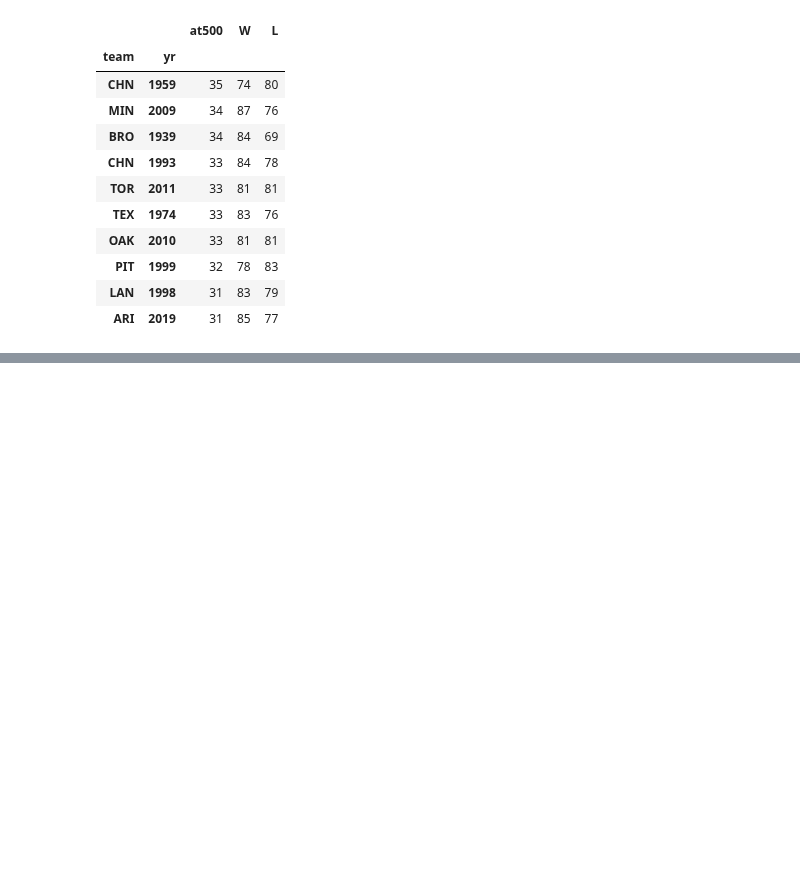
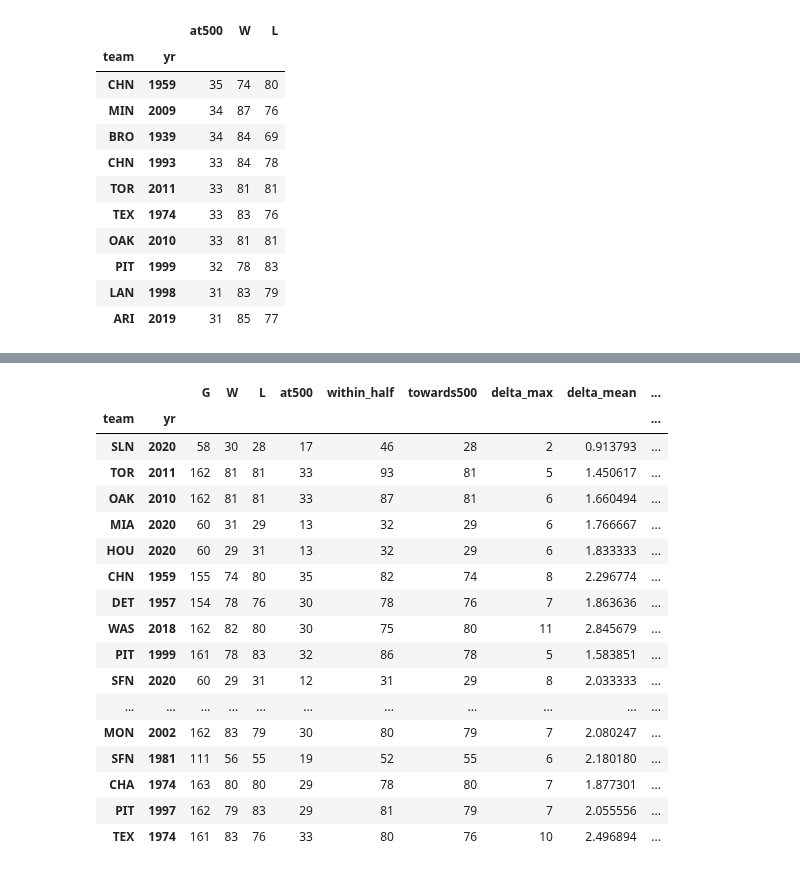
Before and after one commit to sdvinay/baseball_sql, a Jupyter notebook: pandas/most_.500_team_ever.ipynb, the cells around one changed output, grey strips where cells are left out. Drawn from its saved outputs; the diff is of its cells as text; code cells hidden in the pictures; blank space fills up the shorter version.

```diff
--- a/pandas/most_.500_team_ever.ipynb
+++ b/pandas/most_.500_team_ever.ipynb
@@ -121,0 +169,23 @@ seasons.sort_values('delta_mean').head(20)
+# %%
+seasons['pct_towards_500']=seasons['towards500']/(seasons['G']-seasons['at500'])
+# %%
+seasons.sort_values('pct_towards_500', ascending=False).head(20)
+# %% [output]
+|  |  | G | W | L | at500 | within_half | towards500 | delta_max | delta_mean | ... |
+| team | yr |  |  |  |  |  |  |  |  | ... |
+| SLN | 2020 | 58 | 30 | 28 | 17 | 46 | 28 | 2 | 0.913793 | ... |
+| TOR | 2011 | 162 | 81 | 81 | 33 | 93 | 81 | 5 | 1.450617 | ... |
+| OAK | 2010 | 162 | 81 | 81 | 33 | 87 | 81 | 6 | 1.660494 | ... |
+| MIA | 2020 | 60 | 31 | 29 | 13 | 32 | 29 | 6 | 1.766667 | ... |
+| HOU | 2020 | 60 | 29 | 31 | 13 | 32 | 29 | 6 | 1.833333 | ... |
+| CHN | 1959 | 155 | 74 | 80 | 35 | 82 | 74 | 8 | 2.296774 | ... |
+| DET | 1957 | 154 | 78 | 76 | 30 | 78 | 76 | 7 | 1.863636 | ... |
+| WAS | 2018 | 162 | 82 | 80 | 30 | 75 | 80 | 11 | 2.845679 | ... |
+| PIT | 1999 | 161 | 78 | 83 | 32 | 86 | 78 | 5 | 1.583851 | ... |
+| SFN | 2020 | 60 | 29 | 31 | 12 | 31 | 29 | 8 | 2.033333 | ... |
+| ... | ... | ... | ... | ... | ... | ... | ... | ... | ... | ... |
+| MON | 2002 | 162 | 83 | 79 | 30 | 80 | 79 | 7 | 2.080247 | ... |
+| SFN | 1981 | 111 | 56 | 55 | 19 | 52 | 55 | 6 | 2.180180 | ... |
+| CHA | 1974 | 163 | 80 | 80 | 29 | 78 | 80 | 7 | 1.877301 | ... |
+| PIT | 1997 | 162 | 79 | 83 | 29 | 81 | 79 | 7 | 2.055556 | ... |
+| TEX | 1974 | 161 | 83 | 76 | 33 | 80 | 76 | 10 | 2.496894 | ... |
```
Also changed, not shown: parts of 10 cells of this notebook, 2 other files.
